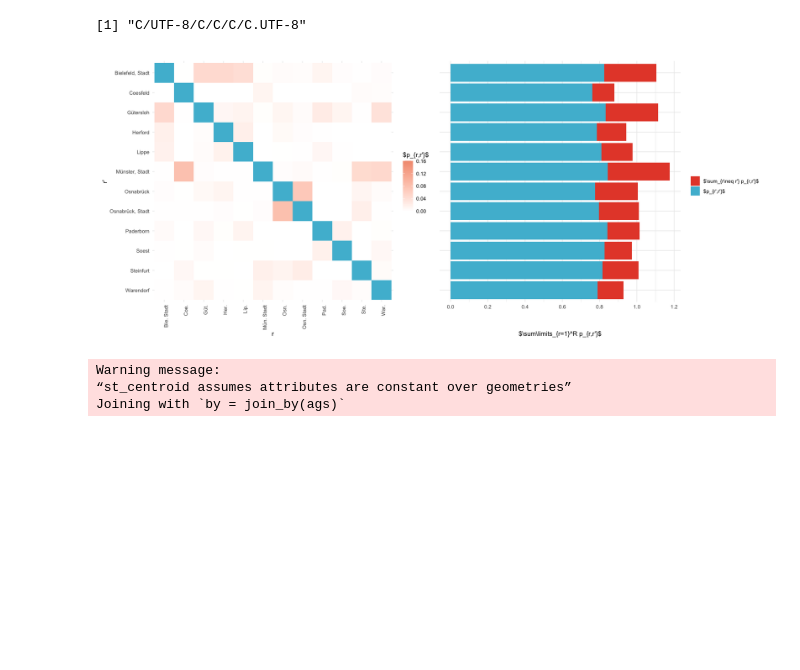
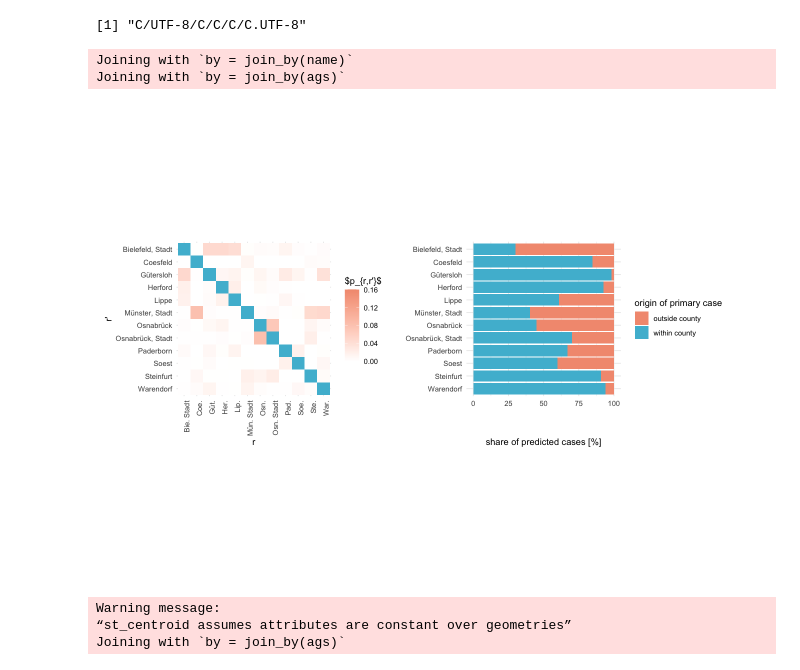
Before and after one commit to stefanheyder/dissertation, a Jupyter notebook: nbs/4 Models/4.2 Regional growth factor model/30_figures.ipynb, the cells around one changed output. Drawn from its saved outputs; the diff is of its cells as text; code cells hidden in the pictures; blank space fills up the shorter version.

```diff
--- a/nbs/4 Models/4.2 Regional growth factor model/30_figures.ipynb
+++ b/nbs/4 Models/4.2 Regional growth factor model/30_figures.ipynb
@@ -386,3 +440,36 @@ county_shorthand <- function(county_name) {
+# %%
+mat_cases_mean <- read_csv(here("data/results/4_local_outbreak_model/guetersloh_distribution_cases.csv")) %>%
+    mutate(ags_i = rep(sort(guetersloh_neighbor_ags), each = n_neigbhors), ags_j = rep(sort(guetersloh_neighbor_ags), times = n_neigbhors)) %>%
+    inner_join(ags_county_dict %>% select(ags, name), by=c("ags_j"="ags")) %>%
+    inner_join(ags_county_dict %>% select(ags, name), by=c("ags_i"="ags"), suffix=c("_i", "_j")) %>%
+    select(mean, ags_i, ags_j) %>%
+    acast(ags_i ~ ags_j, value.var = "mean")
+
+plt_marg_right <- inner_join(
+    enframe((rowSums(mat_cases_mean) - diag(mat_cases_mean)) / rowSums(mat_cases_mean)) %>%
+        rename(out_of_county_share = value) ,
+    enframe(diag(mat_cases_mean) / rowSums(mat_cases_mean)) %>%
+        rename(within_county_share = value)
+) %>%
+    rename(ags = name) %>%
+    inner_join(ags_county_dict) %>%
+    select(name, inside = within_county_share, outside = out_of_county_share) %>%
+    mutate(across(is.numeric, ~ .x * 100)) %>%
+    pivot_longer(
+        cols = c(outside, inside),
+        names_to = "type",
+        values_to = "share"
+    ) %>%
+    mutate(type= factor(type, levels=c("outside", "inside"))) %>%
+    ggplot(aes(name, share)) +
+    scale_x_discrete(limits=rev)+
+    geom_bar(stat="identity", aes(fill=type), position="stack") +
+    scale_fill_manual(values=c("inside" = pal_npg("nrc")(10)[2], "outside" = pal_npg("nrc")(10)[5]), labels=c("inside" = "within county", "outside" = "outside county")) +
+    labs(x="", y="share of predicted cases [\\%]", fill="origin of primary case") +
+    coord_flip()
+# %% [output]
+Joining with `by = join_by(name)`
+Joining with `by = join_by(ags)`
 # %%
 nrw_ags <- ags_state_dict %>%
     filter(name == "Nordrhein-Westfalen") %>%
@@ -403,8 +490,6 @@ guetersloh_neighbor_ags <- c(
     "05974",  # Soest
     "05570"   # Warendorf
 )
-counties <- bkg_admin(level = "krs", scale="1000") %>%
-    filter(ags %in% guetersloh_neighbor_ags)
 
 counties_to_plot <- ags_county_dict %>%
     mutate(i = 1:400) %>%
@@ -422,55 +507,34 @@ P_to_plot <- melt(P) %>%
 
 
 p_rr <- P_to_plot %>%
     filter(i == j) %>%
     mutate(county_name_i_short = county_shorthand(county_name_i))
 
 
 plt_saxony <- P_to_plot %>%
     #mutate(value = ifelse(value < 0.01, NA, value)) %>%
     mutate(value = ifelse(i==j, NA, value)) %>%
     mutate(county_name_i_short = county_shorthand(county_name_i))  %>%
     ggplot() +
     geom_tile(aes(county_name_i_short,county_name_j, fill=value)) +
     scale_fill_gradient(
         low = "white",
         high = pal_npg("nrc")(10)[5],
         na.value = "white",
         limits = c(0, 0.16)
     ) +
     geom_tile(aes(county_name_i_short,county_name_j), fill=pal_npg("nrc")(2)[2], data=p_rr) +
     scale_y_discrete(limits=rev) +
     theme_minimal() +
     labs(fill= "$p_{r,r'}$", x="r", y="r'") +
     theme(
         axis.text.x = element_text(angle=90, hjust=1)
     ) +
     coord_fixed()
 
-
-plt_marg_right <- melt(P) %>%
-    rename(i = Var1, j = Var2) %>%
-    inner_join(select(counties_to_plot, j=i, county_name_j = county_name), by=c("j"))  %>%
-    group_by(county_name_j) %>%
-    summarize(value = sum(value)) %>%
-    ggplot(aes(county_name_j, value)) +
-    geom_bar(stat="identity", aes(fill = "$\\sum_{r\\neq r'} p_{r,r'}$")) +
-    geom_bar(data=p_rr, aes(county_name_j, value, fill="$p_{r',r'}$"), stat="identity")+
-    theme_minimal() +
-    scale_x_discrete(limits=rev)+
-    scale_y_continuous(breaks = seq(0,1.5, .2)) +
-    coord_flip() +
-    labs(x="", y="$\\sum\\limits_{r=1}^R p_{r,r'}$", fill = "")+
-    theme(
-        axis.text.y = element_blank(),
-        axis.ticks.y = element_blank(),
-        axis.title.y = element_blank()
-    ) +
-    scale_fill_npg()
-
 plt_saxony | plt_marg_right
 # %% [output]
-[figure, old version]
+[figure, new version]
 # %%
 Q_map <- Q_long_states %>%
     inner_join(ags_county_dict, by=c("i"="c")) %>%
```
Also changed, not shown: parts of 20 cells of this notebook, 32 other files.
